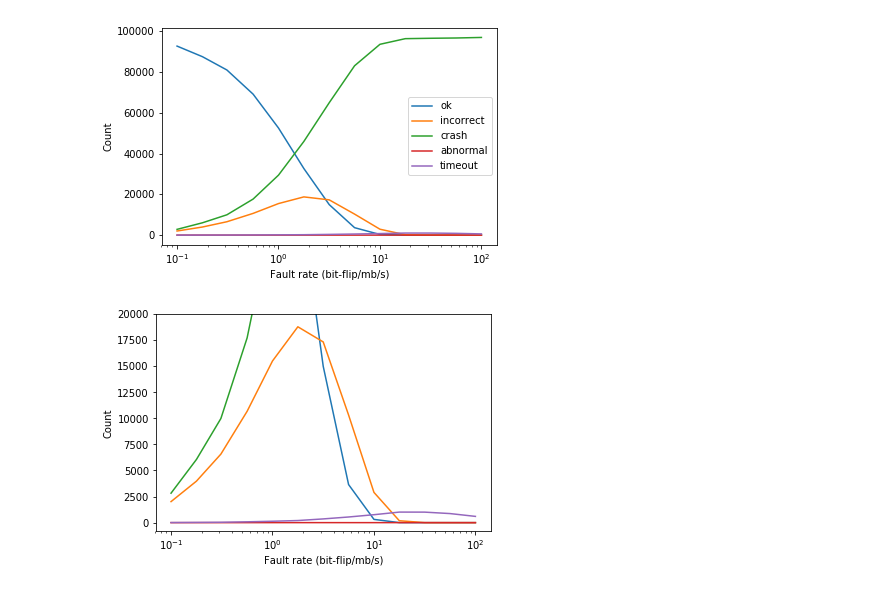
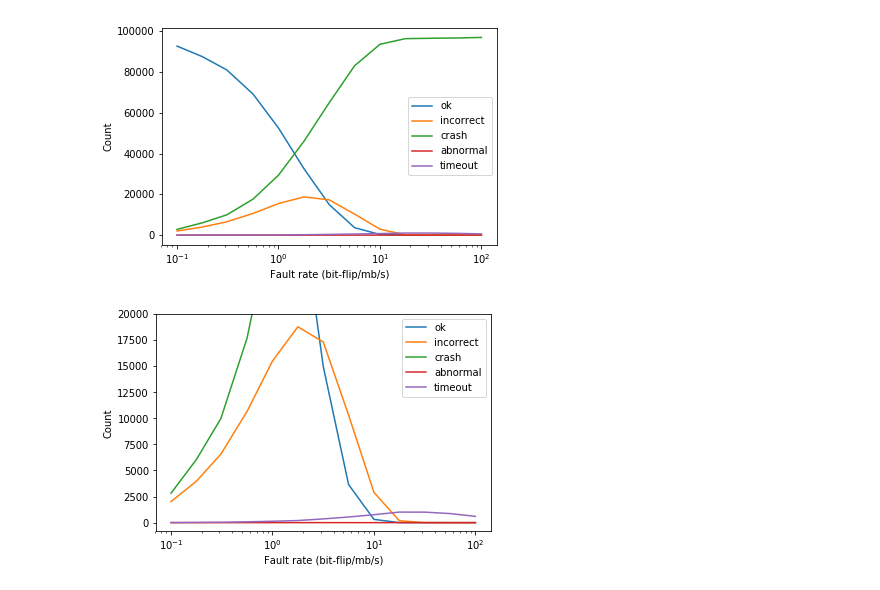
Before and after one commit to Longi94/chaos_jupyter, a Jupyter notebook: duckdb_tpch1_flip_heap_plots.ipynb, the cells around one changed output. Cells and saved outputs as stored; diff of their text form; code cells hidden in the pictures.

Commit message:
ahead plots

```diff
--- a/duckdb_tpch1_flip_heap_plots.ipynb
+++ b/duckdb_tpch1_flip_heap_plots.ipynb
@@ -104,17 +104,18 @@ plt.show()
 # %%
 fig = plt.figure()
 plt.ylabel('Count')
 plt.xlabel('Fault rate (bit-flip/mb/s)')
 plt.xscale('log')
 plt.plot(vals, pivoted['ok'], label='ok')
 plt.plot(vals, pivoted['incorrect'], label='incorrect')
 plt.plot(vals, pivoted['crash'], label='crash')
 plt.plot(vals, pivoted['abnormal'], label='abnormal')
 plt.plot(vals, pivoted['timeout'], label='timeout')
 plt.ylim(-800, 20000)
+plt.legend()
 plt.show()
 # %% [output]
-[figure, old version]
+[figure, new version]
 # %%
 fig = plt.figure()
 
```
Also changed, not shown: 4 other files.
